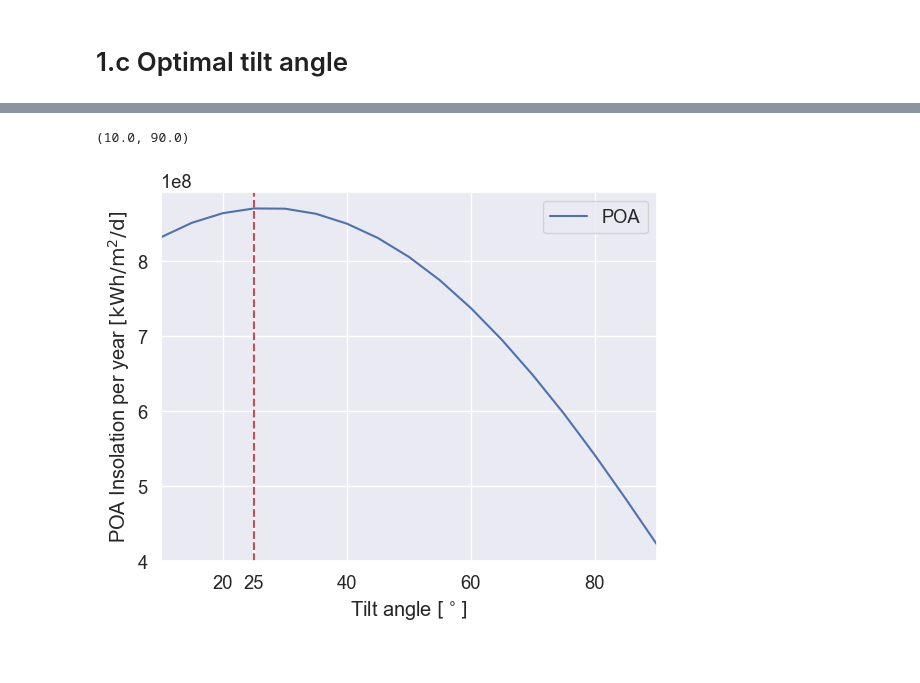
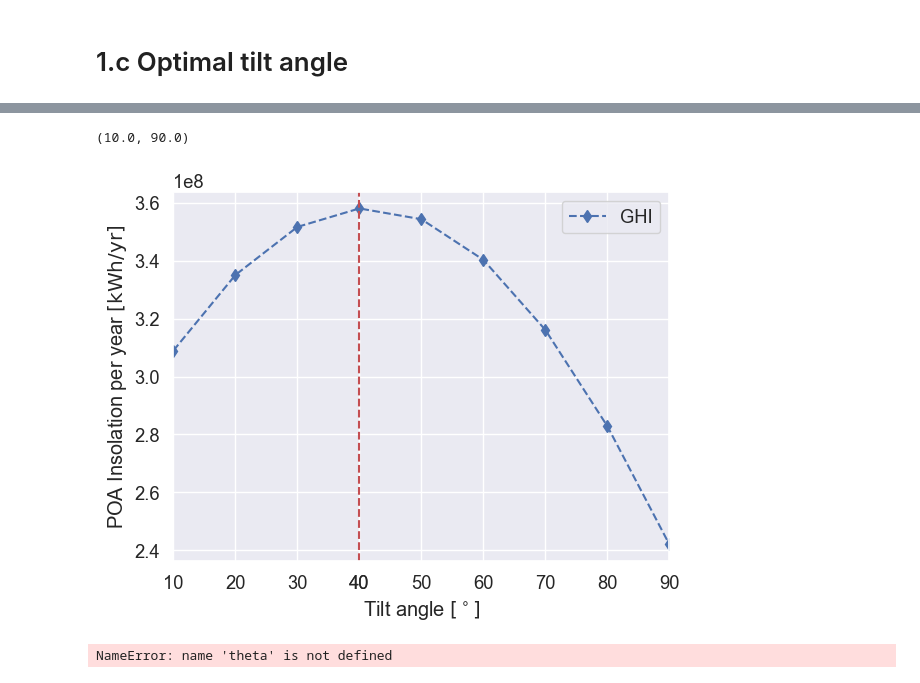
Before and after one commit to BastianValhoj/pv3, a Jupyter notebook: notebooks/bastian_part1.ipynb, the cells around one changed output, grey strips where cells are left out. Drawn from its saved outputs; the diff is of its cells as text; code cells hidden in the pictures.

Commit message:
new data, fixed plots, and updated model

```diff
--- a/notebooks/bastian_part1.ipynb
+++ b/notebooks/bastian_part1.ipynb
@@ -93,6 +103,7 @@ ax.set_xticklabels(xtick_label);
 # %% [markdown]
 # 1.c Optimal tilt angle
 # %%
-tilt_data = pd.read_csv('../data/tilt.csv', index_col=0, header=None).T
-
-tilt_data.sort_values(by="tilt", inplace=True)
+tilt_data = pd.read_csv('../data/tilt-graphdata.csv', skiprows=1, header=None, names=["tilt", "GHI"])
+print(tilt_data.head())
+# tilt_data.sort_values(by="tilt", inplace=True)
+tilt_data
@@ -99,17 +127,30 @@ tilt_data.sort_values(by="tilt", inplace=True)
 # %%
 fig, ax = plt.subplots()
-tilt_data.plot(x="tilt", y="POA", ax=ax)
+
+tilt_data.plot(x="tilt", y="GHI", ax=ax, linestyle="--", marker="d", color="b")
 ax.set_xlabel(r"Tilt angle $[^\circ]$")
-ax.set_ylabel(r"POA Insolation per year $[\mathrm{kWh/m^2/d}]$")
+ax.set_ylabel(r"POA Insolation per year $[\mathrm{kWh/yr}]$")
 
-maxid = tilt_data.POA.idxmax()
+maxid = tilt_data.GHI.idxmax()
 ax.axvline(x=tilt_data.tilt[maxid], color='r', linestyle='--')
 xticks = ax.get_xticks()
 
 xticks = np.append(xticks, tilt_data.tilt[maxid])
 xticks.sort()
 ax.set_xticks(xticks)
 ax.set_xlim(10, 90)
 # %% [output]
 (10.0, 90.0)
-[figure, old version]
+[figure, new version]
+# %%
+# cos 𝜃 = cos 𝛽 cos 𝜃𝑧 + sin 𝛽 sin 𝜃𝑧 cos(𝛾𝑠 − 𝛾)
+# Rb = cos 𝜃 / cos 𝜃𝑧 =
+#    = cos 𝛽 + sin 𝛽 tan 𝜃𝑧 cos(𝛾𝑠 − 𝛾)
+
+gamma_s = 0 # south azimuth angle in radians
+
+beta = 25 * np.pi/180 # tilt angle in radians
+
+Rb = lambda beta, gamma: np.cos(beta) + np.sin(beta) * np.tan(gamma) * np.cos(gamma_s - gamma)
+# %% [output]
+NameError: name 'theta' is not defined
```
Also changed, not shown: parts of 4 cells of this notebook, 4 other files.
